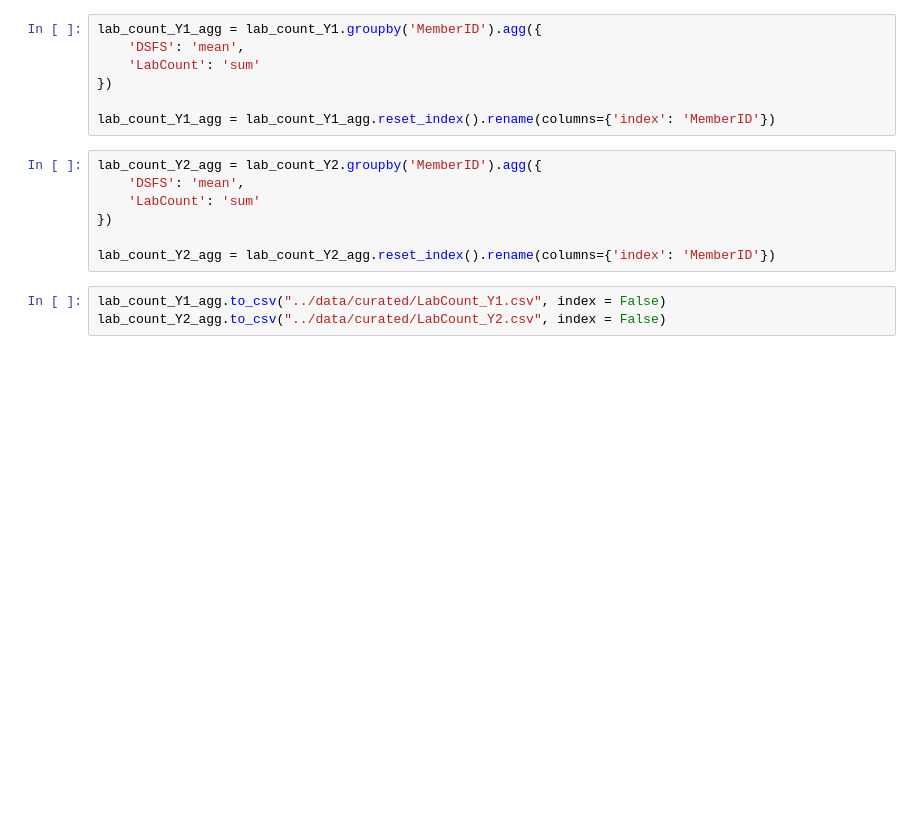
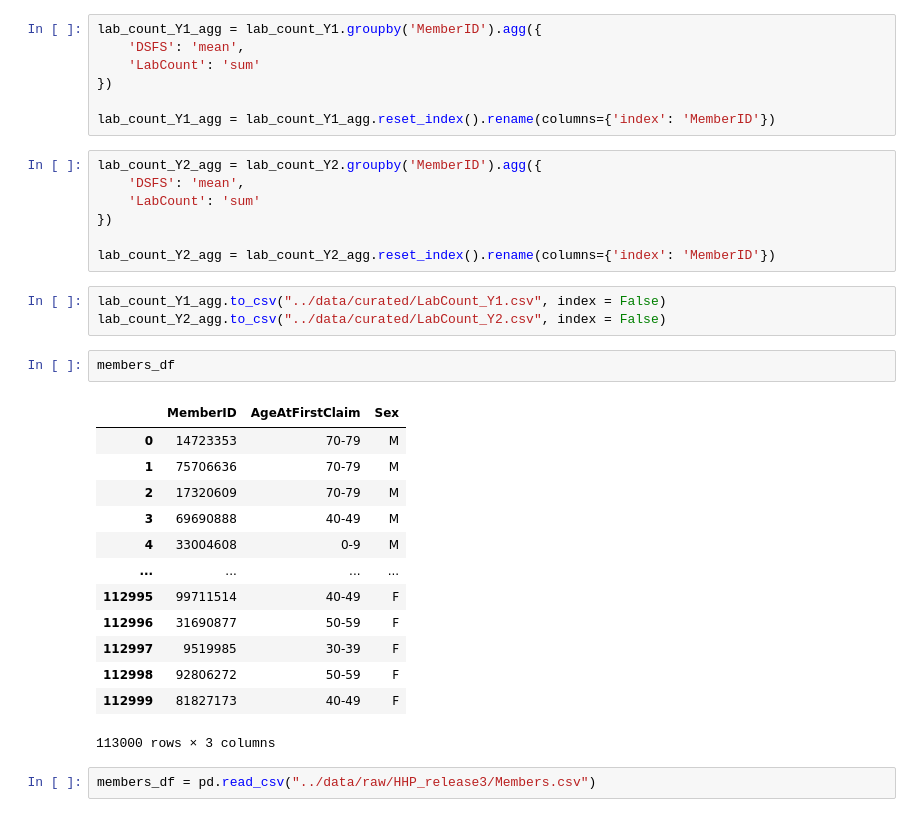
Before and after one commit to JadenLing/Heritage-Health-Prize, a Jupyter notebook: notebooks/initial_exploration.ipynb, the cells around one changed output. Saved outputs shown, nothing was run; the diff lists cells and outputs as text; blank space fills up the shorter version.

```diff
--- a/notebooks/initial_exploration.ipynb
+++ b/notebooks/initial_exploration.ipynb
@@ -695,3 +695,21 @@ lab_count_Y2_agg = lab_count_Y2_agg.reset_index().rename(columns={'index': 'Memb
 # %%
 lab_count_Y1_agg.to_csv("../data/curated/LabCount_Y1.csv", index = False)
 lab_count_Y2_agg.to_csv("../data/curated/LabCount_Y2.csv", index = False)
+# %%
+members_df
+# %% [output]
+|  | MemberID | AgeAtFirstClaim | Sex |
+| 0 | 14723353 | 70-79 | M |
+| 1 | 75706636 | 70-79 | M |
+| 2 | 17320609 | 70-79 | M |
+| 3 | 69690888 | 40-49 | M |
+| 4 | 33004608 | 0-9 | M |
+| ... | ... | ... | ... |
+| 112995 | 99711514 | 40-49 | F |
+| 112996 | 31690877 | 50-59 | F |
+| 112997 | 9519985 | 30-39 | F |
+| 112998 | 92806272 | 50-59 | F |
+| 112999 | 81827173 | 40-49 | F |
+113000 rows × 3 columns
+# %%
+members_df = pd.read_csv("../data/raw/HHP_release3/Members.csv")
```
Also changed, not shown: parts of 2 cells of this notebook, 4 other files.
